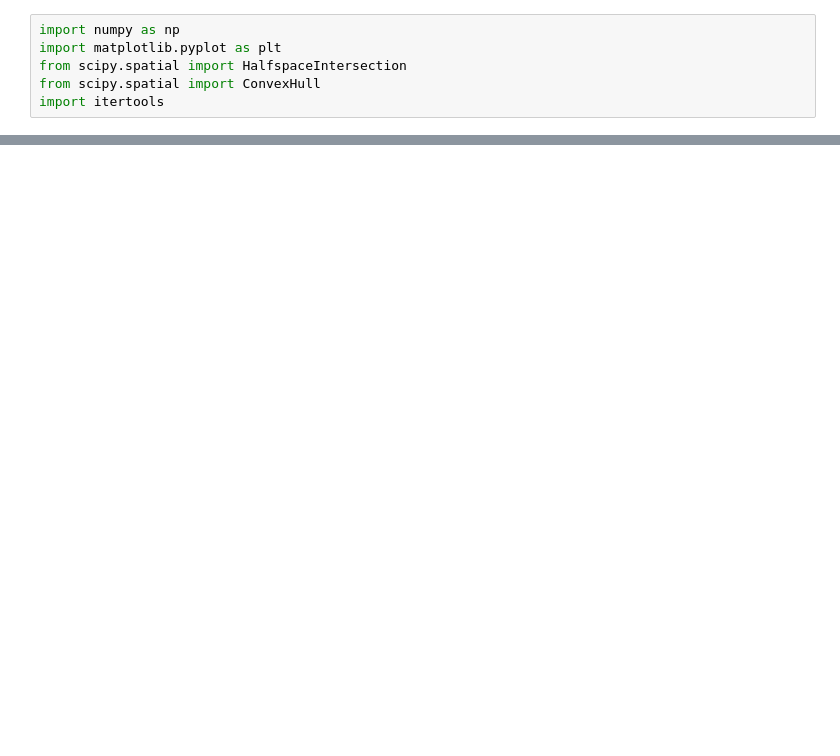
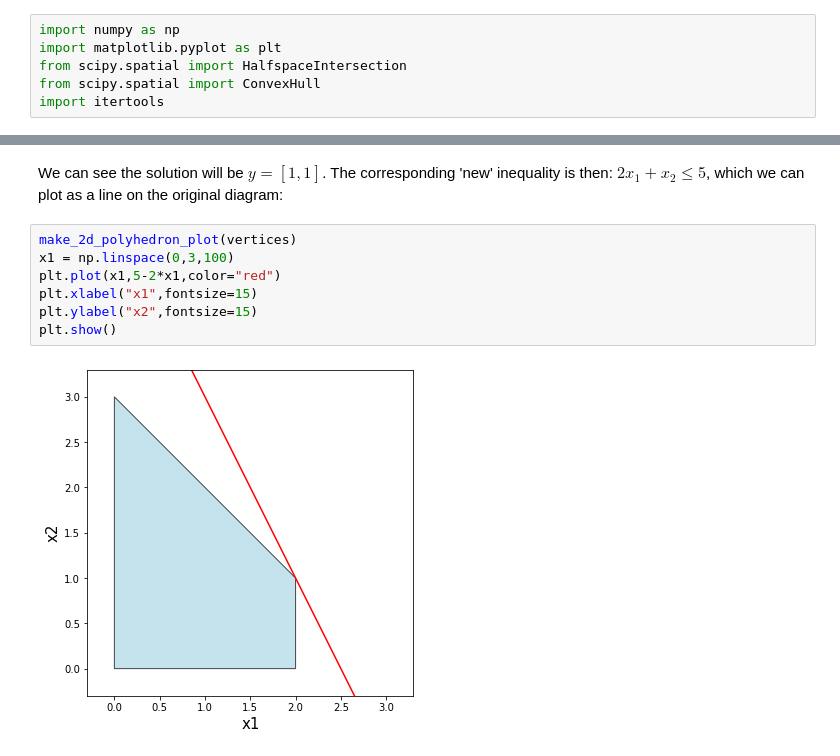
Before and after one commit to GiottoFrean/Multiagent_Systems, a Jupyter notebook: 2 Distributed Optimization/E - Duality in linear programming.ipynb, the cells around one changed output, grey strips where cells are left out. Cells and saved outputs as stored; diff of their text form; blank space fills up the shorter version.

```diff
--- a/2 Distributed Optimization/E - Duality in linear programming.ipynb
+++ b/2 Distributed Optimization/E - Duality in linear programming.ipynb
@@ -98,0 +111,11 @@ $$
+# %% [markdown]
+We can see the solution will be $y = [1,1]$. The corresponding 'new' inequality is then: $2x_1+x_2\leq 5$, which we can plot as a line on the original diagram:
+# %%
+make_2d_polyhedron_plot(vertices)
+x1 = np.linspace(0,3,100)
+plt.plot(x1,5-2*x1,color="red")
+plt.xlabel("x1",fontsize=15)
+plt.ylabel("x2",fontsize=15)
+plt.show()
+# %% [output]
+[figure, added]
```
Also changed, not shown: parts of 11 cells of this notebook.
